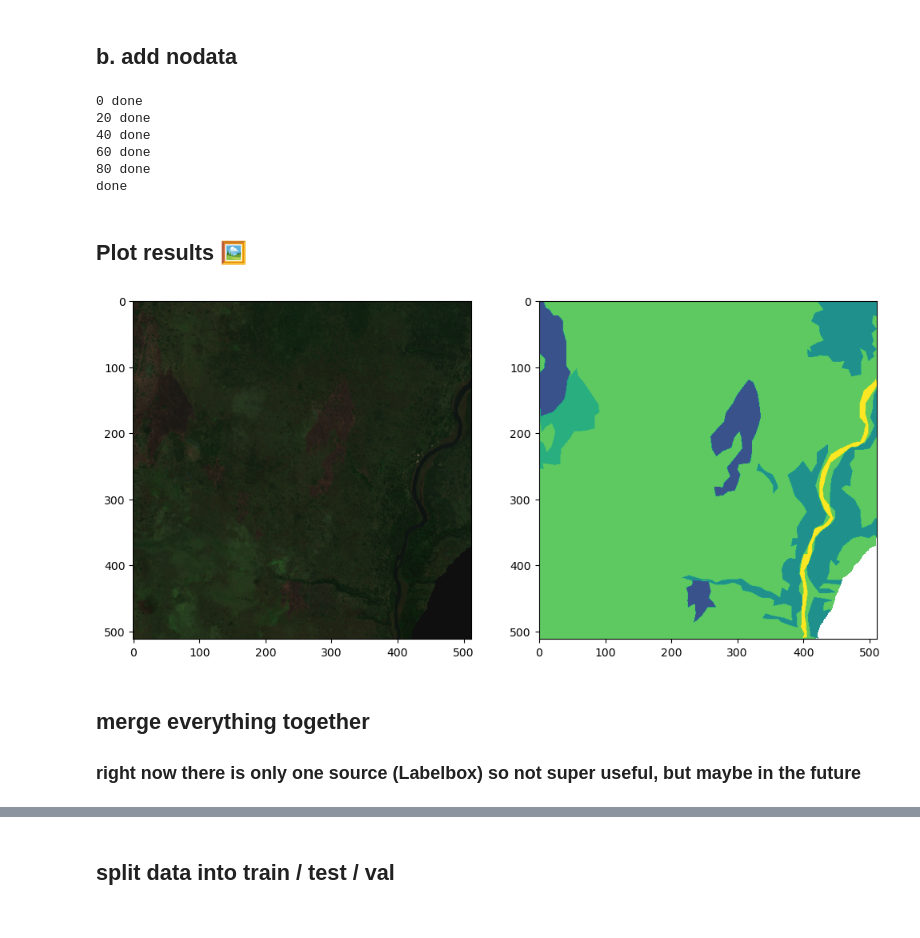
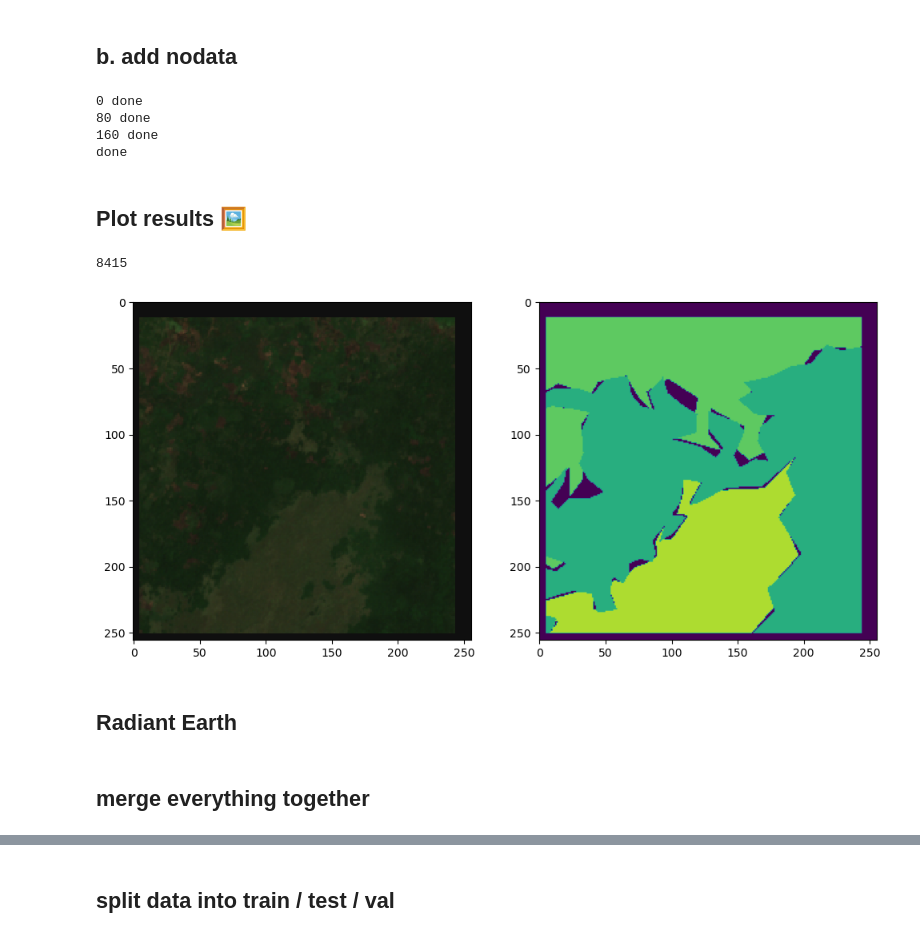
Before and after one commit to caseyslaught/smartcarte-containers, a Jupyter notebook: notebooks/src/RunPrepareLandcoverChips.ipynb, the cells around one changed output, grey strips where cells are left out. Cells and saved outputs as stored; diff of their text form; code cells hidden in the pictures.

```diff
--- a/notebooks/src/RunPrepareLandcoverChips.ipynb
+++ b/notebooks/src/RunPrepareLandcoverChips.ipynb
@@ -566,7 +584,7 @@ from common.constants import NODATA_BYTE, NODATA_FLOAT32
 import common.utilities.imagery as imagery
 
 
-label_paths = glob.glob(f'{labelbox_landcover_labels_dir}/S2*[0-9].tif')
+label_paths = glob.glob(f'{labelbox_landcover_labels_dir}/S2*_n[0-3].tif')
 
 for label_path in label_paths:
 
@@ -611,11 +629,11 @@ import common.utilities.imagery as imagery
 random.seed(666)
 
 # get non-augmented labeled chips
-label_paths = glob.glob(f'{labelbox_landcover_labels_dir}/S2*[0-9].tif')
+label_paths = glob.glob(f'{labelbox_landcover_labels_dir}/S2*n[0-9].tif')
 
 for i, label_path in enumerate(label_paths):
 
-    if i % 20 == 0:
+    if i % 80 == 0:
         print(f'{i} done')
 
     source_path = label_path.replace(labelbox_landcover_labels_dir, labelbox_landcover_source_dir)
@@ -659,34 +677,34 @@ for i, label_path in enumerate(label_paths):
 print('done')
 # %% [output]
 0 done
-20 done
-40 done
-60 done
 80 done
+160 done
 done
 # %% [markdown]
 ## Plot results 🖼️
 # %%
 import matplotlib.pyplot as plt
 from common.utilities.visualization import plot_bands
 
 
-label_path = './data/labelbox/landcover/labels/S2B_35NQA_20210621_0_L2A_2952n0162969n003_0_2_180deg.tif'
-source_path = './data/labelbox/landcover/source/S2B_35NQA_20210621_0_L2A_2952n0162969n003_0_2_180deg.tif'
+file_name = "S2A_35MQV_20200303_0_L2A_2927n0732948n058_1_0_n3_nodata.tif"
+label_path = f'./data/labelbox/landcover/labels/{file_name}'
+source_path = f'./data/labelbox/landcover/source/{file_name}'
 
 fig, (ax1, ax2) = plt.subplots(1, 2, figsize=(12, 12))
 
 with rasterio.open(source_path) as src:
     source_data = src.read(masked=True)
+    print(np.sum(source_data.mask[0, :, :]))
 
 with rasterio.open(label_path) as src:
     label_data = src.read(1, masked=True)
 
 plot_bands(source_data, ax=ax1, bands=[2, 1, 0], transpose=True)
 ax2.imshow(label_data, vmin=0, vmax=8)
 plt.show()
 # %% [output]
+8415
-[figure, old version]
+[figure, new version]
-# %% [markdown]
-## merge everything together
-### right now there is only one source (Labelbox) so not super useful, but maybe in the future
+# %% [markdown]
+## Radiant Earth
@@ -693,3 +717,5 @@ plt.show()
+# %% [markdown]
+## merge everything together
 # %%
 
 merged_original_dir = "./data/mergedLandcoverTrainingData/original" # not using this right now...
```
Also changed, not shown: parts of 4 cells of this notebook, 5 other files.
